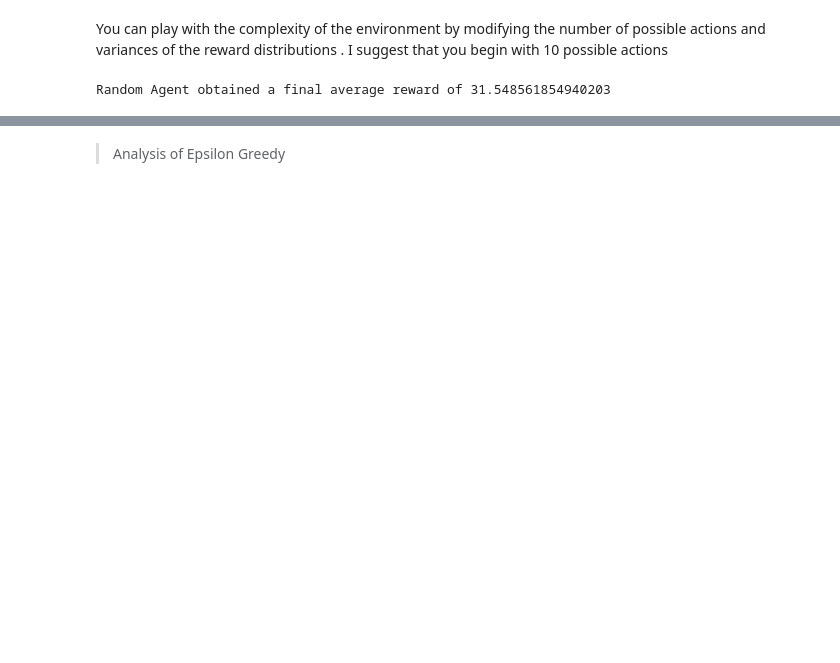
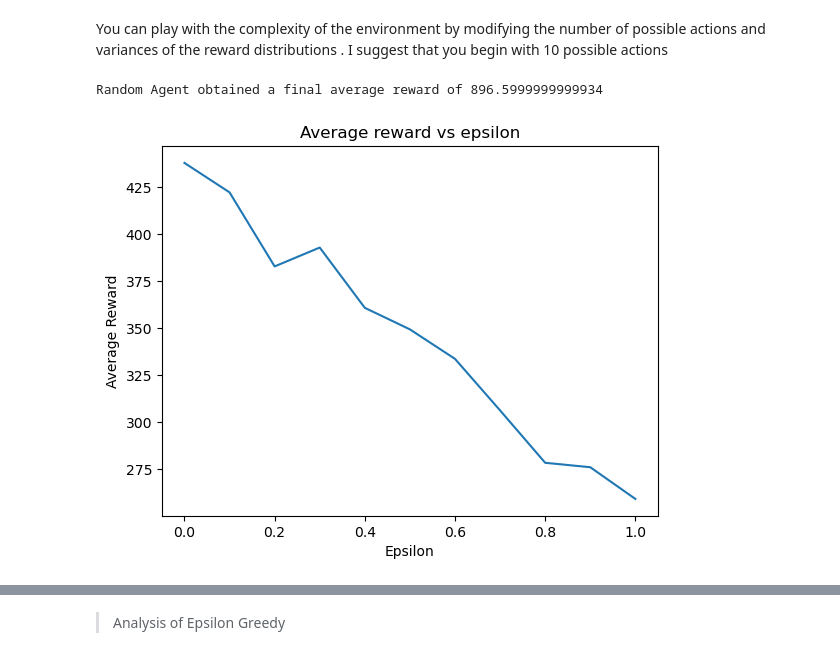
Before and after one commit to Dorin-D/m2-paris-saclay, a Jupyter notebook: reinforcement_learning/TP_2/TP_2.ipynb, the cells around one changed output, grey strips where cells are left out. Cells and saved outputs as stored; diff of their text form; code cells hidden in the pictures; blank space fills up the shorter version.

```diff
--- a/reinforcement_learning/TP_2/TP_2.ipynb
+++ b/reinforcement_learning/TP_2/TP_2.ipynb
@@ -188,11 +179,37 @@ niter = 1000
 n_agents = 10
 n_actions = 30
 variability = 1
+epsilon = 0.1
 
 my_runner = runner.BatchRunner(
-    environment.HardEnvironment, RandomAgent, n_agents, n_actions, variability, False
+    environment.EasyEnvironment, epsGreedyAgent, n_agents, n_actions, variability, epsilon=epsilon, verbose=False
 )
-final_reward_rd, list_cumul_rd = my_runner.loop(niter)
+final_reward_rd, list_cumul_rd, list_regrets = my_runner.loop(niter)
 print("Random Agent obtained a final average reward of {}".format(final_reward_rd))
 # %% [output]
-Random Agent obtained a final average reward of 31.548561854940203
+Random Agent obtained a final average reward of 896.5999999999934
+# %%
+n_actions = 10
+variability = 1
+n_agents = 50
+rewards = []
+niter = 1000
+#epsilon values to check / steps
+step = 0.1
+max_step = 1
+rewards = np.zeros((int(max_step / step) + 1, niter))
+for epsilon in np.arange(0, max_step + step, step):
+    my_runner = runner.BatchRunner(
+        environment.EasyEnvironment, epsGreedyAgent, n_agents, n_actions, variability, epsilon=epsilon, verbose=False
+    )
+    final_reward_rd, list_cumul_rd, list_regrets = my_runner.loop(niter)
+    rewards[int(epsilon / step)] = list_cumul_rd
+
+# plot average reward vs epsilon
+plt.plot(np.arange(0, max_step + step, step), np.mean(rewards, axis=1))
+plt.xlabel("Epsilon")
+plt.ylabel("Average Reward")
+plt.title("Average reward vs epsilon")
+plt.show()
+# %% [output]
+[figure, added]
```
Also changed, not shown: parts of 28 cells of this notebook, 4 other files.
